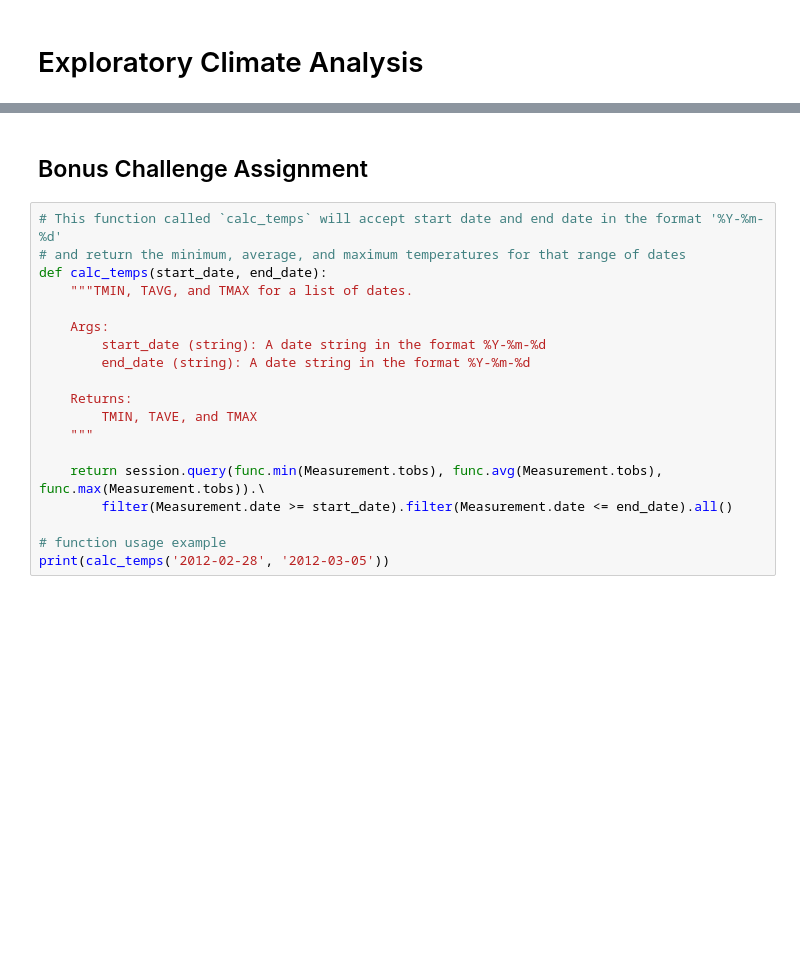
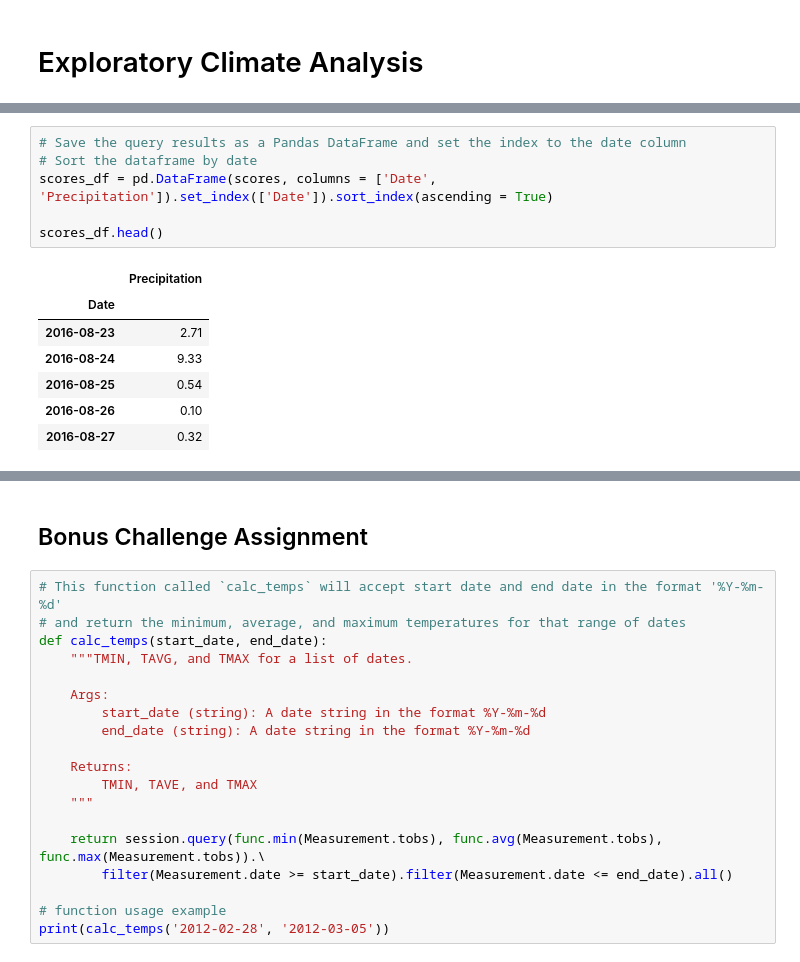
Before and after one commit to vjuliana/SQLAlchemy-Challenge, a Jupyter notebook: climate_starter.ipynb, the cells around one changed output, grey strips where cells are left out. Saved outputs shown, nothing was run; the diff lists cells and outputs as text; blank space fills up the shorter version.

```diff
--- a/climate_starter.ipynb
+++ b/climate_starter.ipynb
@@ -44,0 +99,14 @@ engine = create_engine("sqlite:///Resources/hawaii.sqlite")
+# %%
+# Save the query results as a Pandas DataFrame and set the index to the date column
+# Sort the dataframe by date
+scores_df = pd.DataFrame(scores, columns = ['Date', 'Precipitation']).set_index(['Date']).sort_index(ascending = True)
+
+scores_df.head()
+# %% [output]
+|  | Precipitation |
+| Date |  |
+| 2016-08-23 | 2.71 |
+| 2016-08-24 | 9.33 |
+| 2016-08-25 | 0.54 |
+| 2016-08-26 | 0.10 |
+| 2016-08-27 | 0.32 |
```
Also changed, not shown: parts of 25 cells of this notebook.
